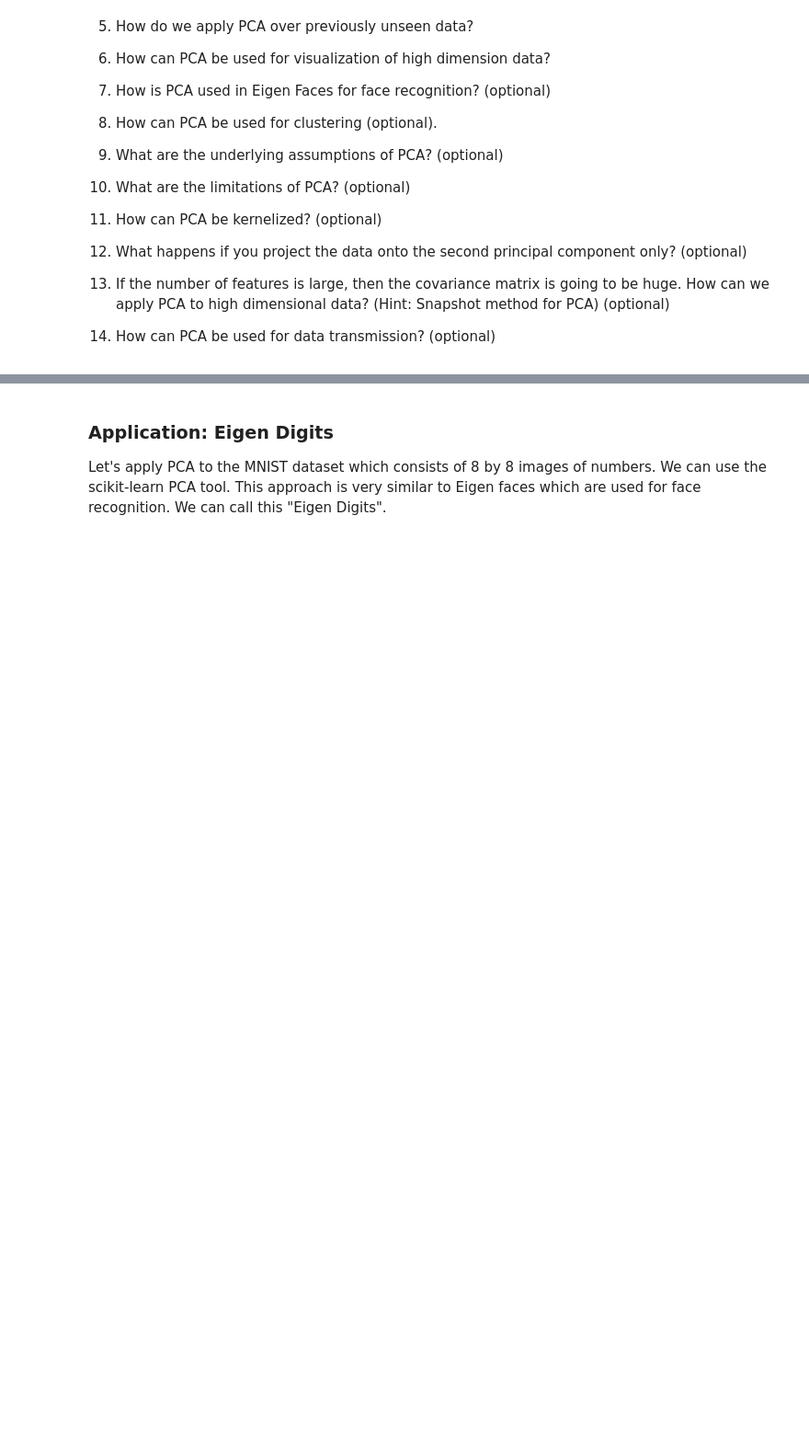
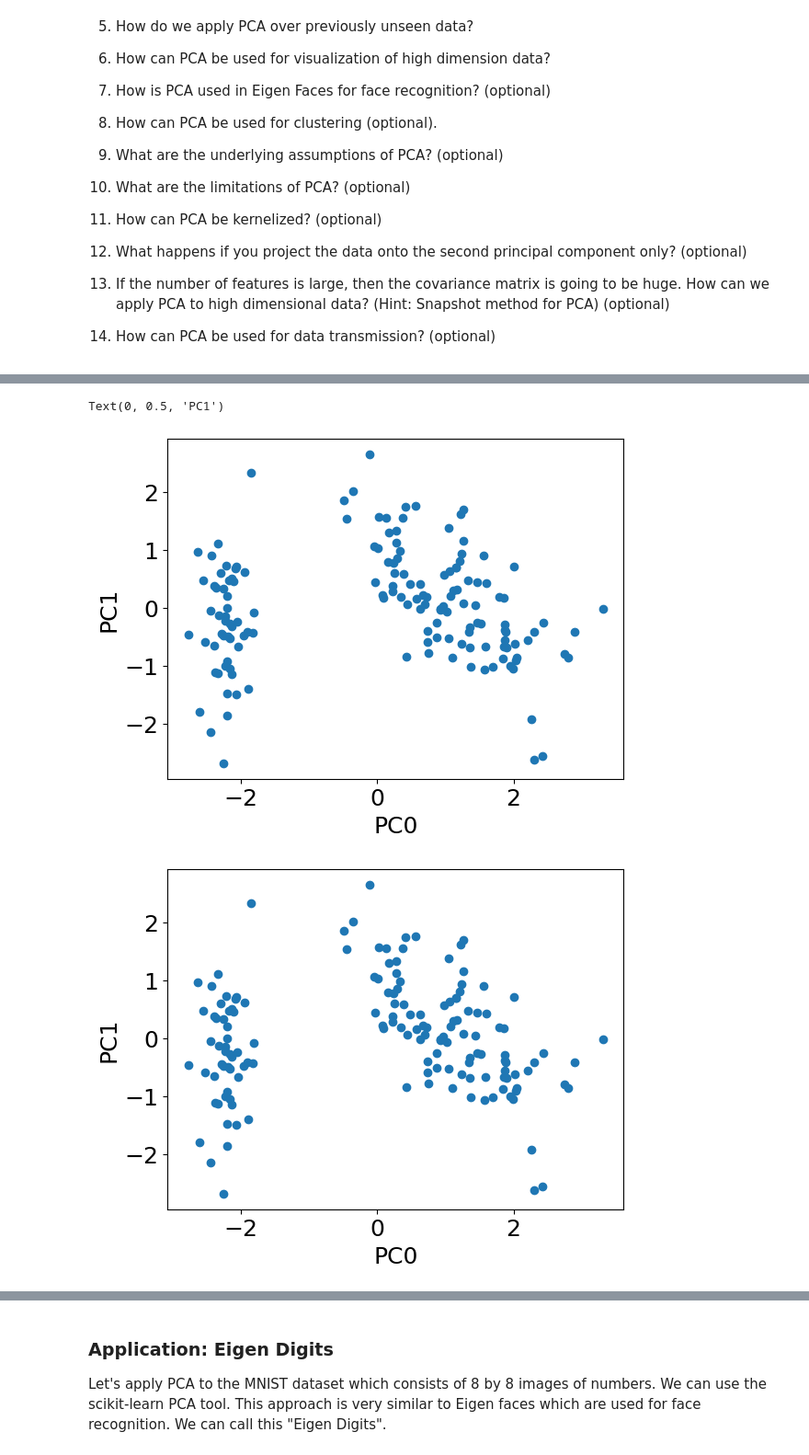
Before and after one commit to foxtrotmike/PCA-Tutorial, a Jupyter notebook: pca-lagrange.ipynb, the cells around one changed output, grey strips where cells are left out. Shown at 92% size. Drawn from its saved outputs; the diff is of its cells as text; code cells hidden in the pictures; blank space fills up the shorter version.

```diff
--- a/pca-lagrange.ipynb
+++ b/pca-lagrange.ipynb
@@ -402,0 +532,16 @@ Note that the covariance matrix $\mathbf C=\frac{1}{N}\sum_{i=1}^{N}[(\mathbf x_
+# %%
+from sklearn.preprocessing import StandardScaler
+Xn = StandardScaler().fit_transform(X)
+U,S,V = np.linalg.svd(Xn)
+# V are the principal components
+# The projection of data onto the PC's is Z = U*S = Xn@V.T (both are equivalent)
+d = Xn.shape[1]
+U = U[:,:d]
+Z = U*S
+plt.scatter(Z[:,0],Z[:,1]);plt.xlabel('PC0');plt.ylabel('PC1')
+Z0 = Xn@V.T
+plt.figure(); plt.scatter(Z0[:,0],Z0[:,1]);plt.xlabel('PC0');plt.ylabel('PC1')
+# %% [output]
+Text(0, 0.5, 'PC1')
+[figure, added]
+[figure, added]
```
Also changed, not shown: parts of 29 cells of this notebook.
